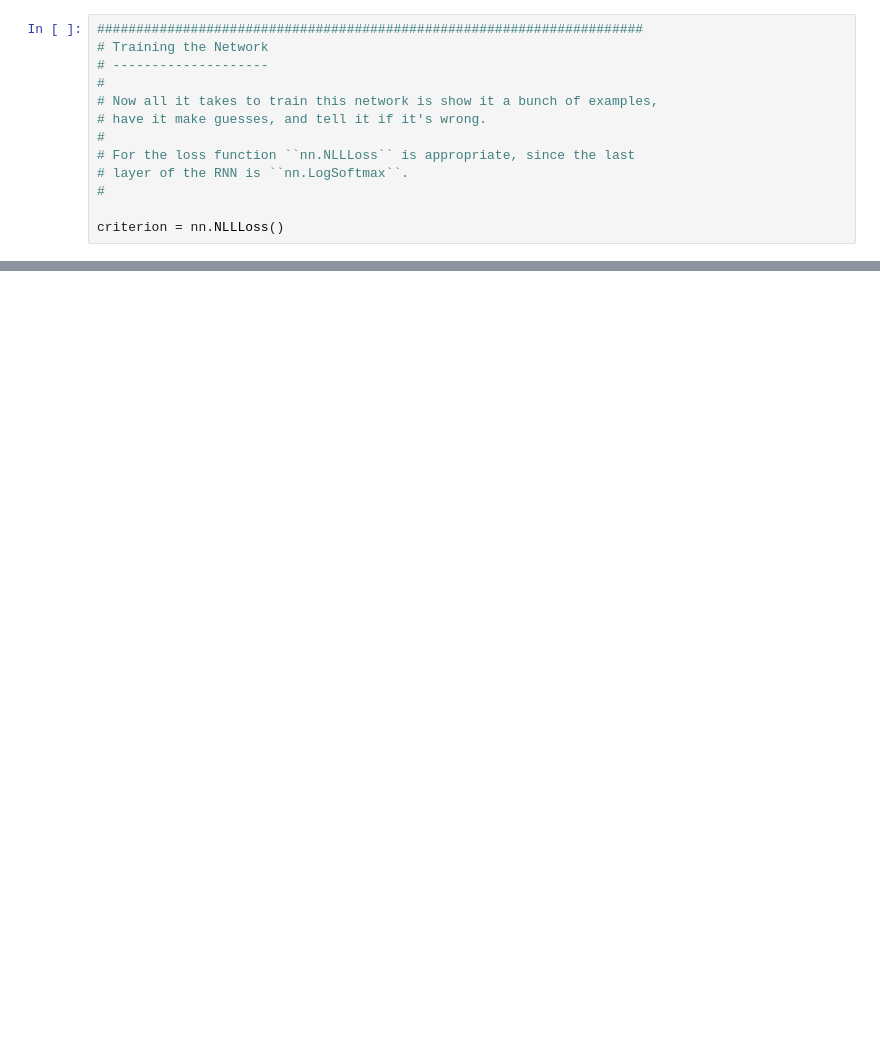
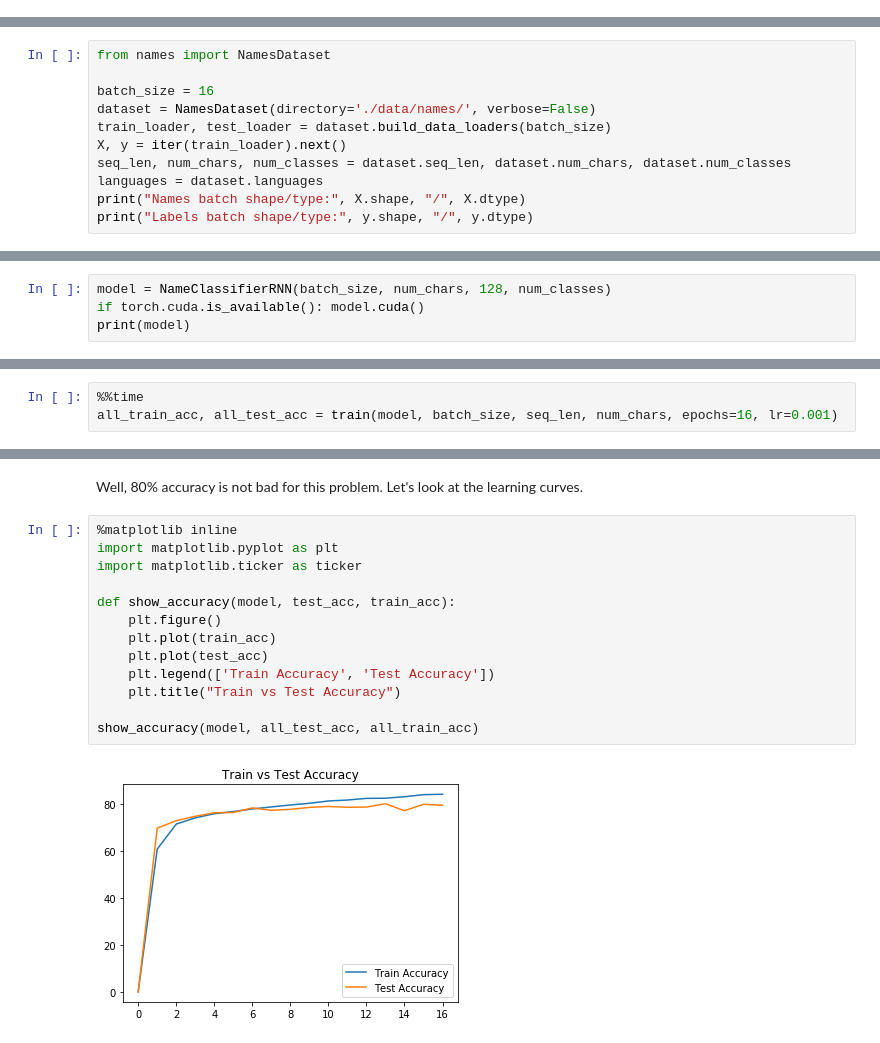
Before and after one commit to bobflagg/classifying-names, a Jupyter notebook: Classifying-Names-RNN.ipynb, the cells around one changed output, grey strips where cells are left out. Drawn from its saved outputs; the diff is of its cells as text; blank space fills up the shorter version.

Commit message:
Finished RNN example.

```diff
--- a/Classifying-Names-RNN.ipynb
+++ b/Classifying-Names-RNN.ipynb
@@ -1737,13 +0,0 @@ for i in range(10):
-# %%
-######################################################################
-# Training the Network
-# --------------------
-#
-# Now all it takes to train this network is show it a bunch of examples,
-# have it make guesses, and tell it if it's wrong.
-#
-# For the loss function ``nn.NLLLoss`` is appropriate, since the last
-# layer of the RNN is ``nn.LogSoftmax``.
-#
-
-criterion = nn.NLLLoss()
@@ -1985,0 +10,11 @@ predict('Satoshi')
+# %%
+from names import NamesDataset
+
+batch_size = 16
+dataset = NamesDataset(directory='./data/names/', verbose=False)
+train_loader, test_loader = dataset.build_data_loaders(batch_size)
+X, y = iter(train_loader).next()
+seq_len, num_chars, num_classes = dataset.seq_len, dataset.num_chars, dataset.num_classes
+languages = dataset.languages
+print("Names batch shape/type:", X.shape, "/", X.dtype)
+print("Labels batch shape/type:", y.shape, "/", y.dtype)
@@ -1985,0 +123,4 @@ predict('Satoshi')
+# %%
+model = NameClassifierRNN(batch_size, num_chars, 128, num_classes)
+if torch.cuda.is_available(): model.cuda()
+print(model)
@@ -1985,0 +134,3 @@ predict('Satoshi')
+# %%
+%%time
+all_train_acc, all_test_acc = train(model, batch_size, seq_len, num_chars, epochs=16, lr=0.001)
@@ -1985,0 +156,17 @@ predict('Satoshi')
+# %% [markdown]
+Well, 80% accuracy is not bad for this problem.  Let's look at the learning curves.
+# %%
+%matplotlib inline
+import matplotlib.pyplot as plt
+import matplotlib.ticker as ticker
+
+def show_accuracy(model, test_acc, train_acc):
+    plt.figure()
+    plt.plot(train_acc)
+    plt.plot(test_acc)
+    plt.legend(['Train Accuracy', 'Test Accuracy'])
+    plt.title("Train vs Test Accuracy")
+
+show_accuracy(model, all_test_acc, all_train_acc)
+# %% [output]
+[figure, added]
```
Also changed, not shown: parts of 116 cells of this notebook, 3 other files.
